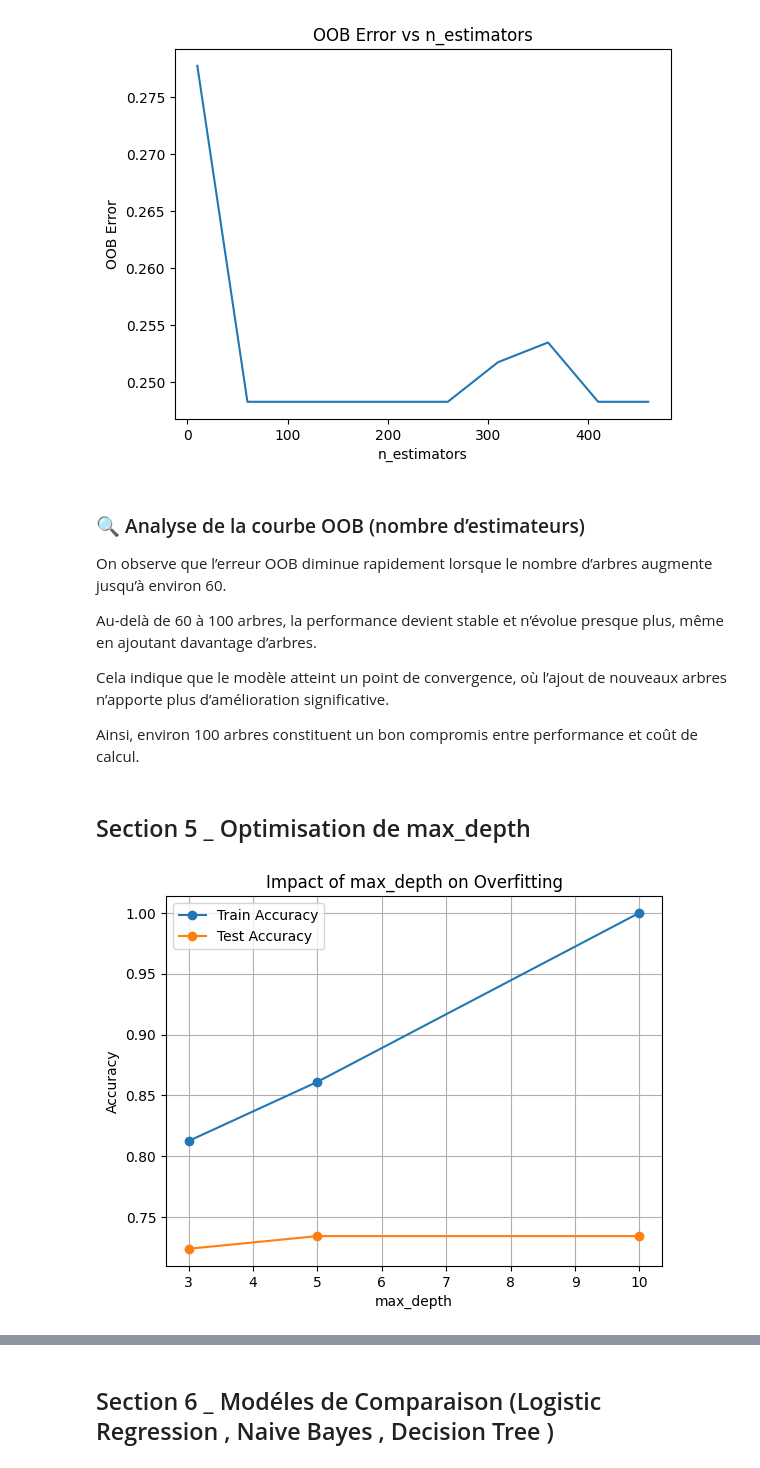
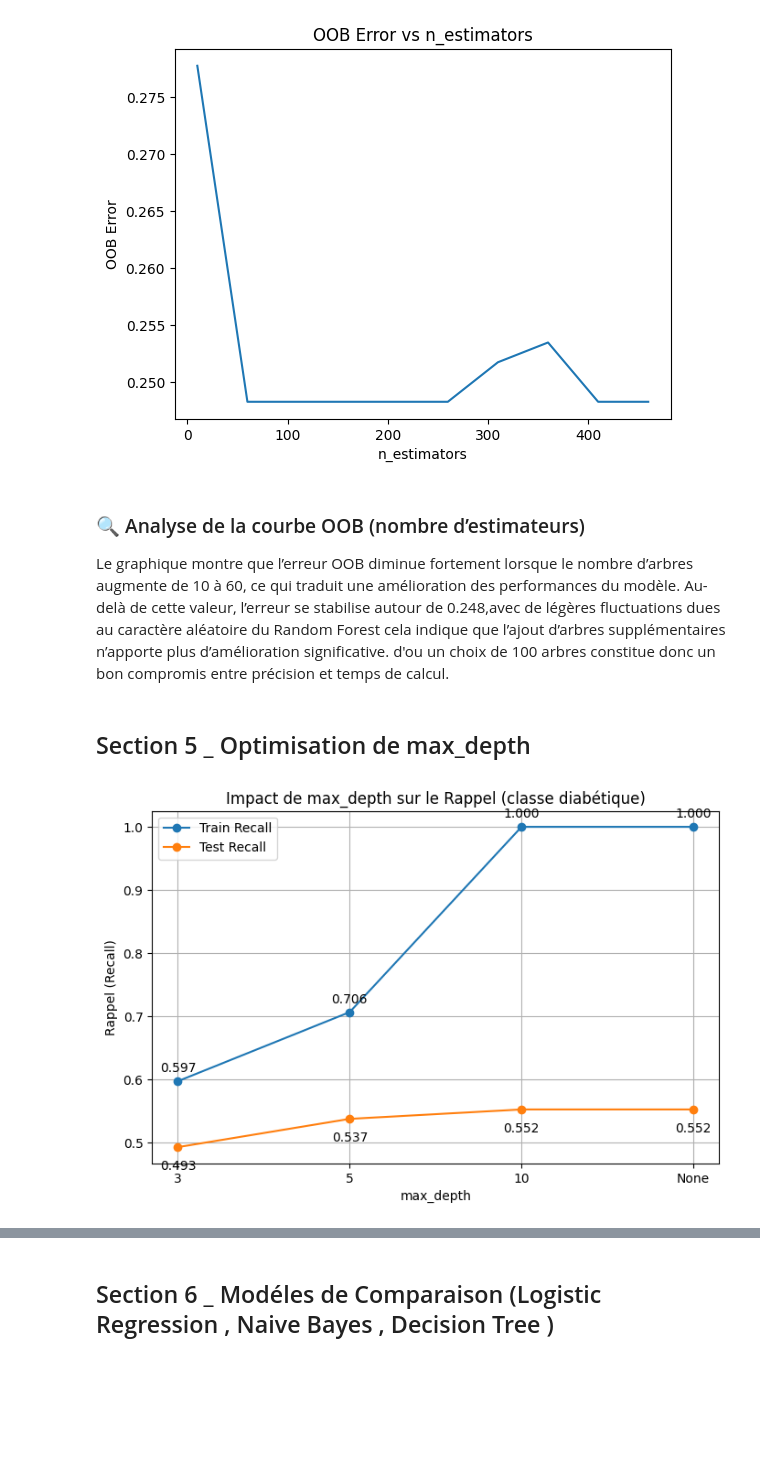
Before and after one commit to fidas5/Pima-Diabetes-RandomForest-Analysis, a Jupyter notebook: Notebook.ipynb, the cells around one changed output, grey strips where cells are left out. Saved outputs shown, nothing was run; the diff lists cells and outputs as text; code cells hidden in the pictures; blank space fills up the shorter version.

```diff
--- a/Notebook.ipynb
+++ b/Notebook.ipynb
@@ -974,52 +921,61 @@ plt.show()
 # %% [markdown]
 ### 🔍 Analyse de la courbe OOB (nombre d’estimateurs)
 
-On observe que l’erreur OOB diminue rapidement lorsque le nombre d’arbres augmente jusqu’à environ 60.
-
-Au-delà de 60 à 100 arbres, la performance devient stable et n’évolue presque plus, même en ajoutant davantage d’arbres.
-
-Cela indique que le modèle atteint un point de convergence, où l’ajout de nouveaux arbres n’apporte plus d’amélioration significative.
-
-Ainsi, environ 100 arbres constituent un bon compromis entre performance et coût de calcul.
+Le graphique montre que l’erreur OOB diminue fortement lorsque le nombre d’arbres augmente de 10 à 60, ce qui traduit une amélioration des performances du modèle.
+Au-delà de cette valeur, l’erreur se stabilise autour de 0.248,avec de légères fluctuations dues au caractère aléatoire du Random Forest
+cela indique que l’ajout d’arbres supplémentaires n’apporte plus d’amélioration significative.
+d'ou un choix de 100 arbres constitue donc un bon compromis entre précision et temps de calcul.
 # %% [markdown]
 ## Section 5 _ Optimisation de max_depth
 # %%
 from sklearn.ensemble import RandomForestClassifier
-from sklearn.metrics import accuracy_score
+from sklearn.metrics import recall_score
 import matplotlib.pyplot as plt
 
 # Liste des profondeurs à tester
 depths = [3, 5, 10, None]
 
-train_acc = []
-test_acc = []
+train_recall = []
+test_recall = []
 
 for d in depths:
     rf = RandomForestClassifier(
-        n_estimators=100, # nombre d’arbres fixe
+        n_estimators=100,
         max_depth=d,
         max_features='sqrt',
         oob_score=True,
         random_state=42
     )
 
     rf.fit(X_train_imputed, y_train)
 
-    # accuracy train
-    train_acc.append(rf.score(X_train_imputed, y_train))
+    # Prédictions
+    y_train_pred = rf.predict(X_train_imputed)
+    y_test_pred = rf.predict(X_test_imputed)
 
-    # accuracy test
-    test_acc.append(rf.score(X_test_imputed, y_test))
+    # Calcul du rappel pour la classe 1 (diabétique)
+    train_recall.append(recall_score(y_train, y_train_pred))
+    test_recall.append(recall_score(y_test, y_test_pred))
 
-# Plot
-plt.plot(depths, train_acc, marker='o', label='Train Accuracy')
-plt.plot(depths, test_acc, marker='o', label='Test Accuracy')
+# Convertir None en string pour affichage propre
+depth_labels = [str(d) for d in depths]
 
-plt.title("Impact of max_depth on Overfitting")
+# Tracé des courbes de rappel
+plt.figure(figsize=(8, 5))
+plt.plot(depth_labels, train_recall, marker='o', label='Train Recall')
+plt.plot(depth_labels, test_recall, marker='o', label='Test Recall')
+
+# Ajout des valeurs numériques
+for i, val in enumerate(train_recall):
+    plt.text(i, val + 0.01, f"{val:.3f}", ha='center', va='bottom')
+for i, val in enumerate(test_recall):
+    plt.text(i, val - 0.02, f"{val:.3f}", ha='center', va='top')
+
+plt.title("Impact de max_depth sur le Rappel (classe diabétique)")
 plt.xlabel("max_depth")
-plt.ylabel("Accuracy")
+plt.ylabel("Rappel (Recall)")
 plt.legend()
 plt.grid(True)
 plt.show()
 # %% [output]
-[figure, old version]
+[figure, new version]
```
Also changed, not shown: parts of 10 cells of this notebook, 2 other files.
